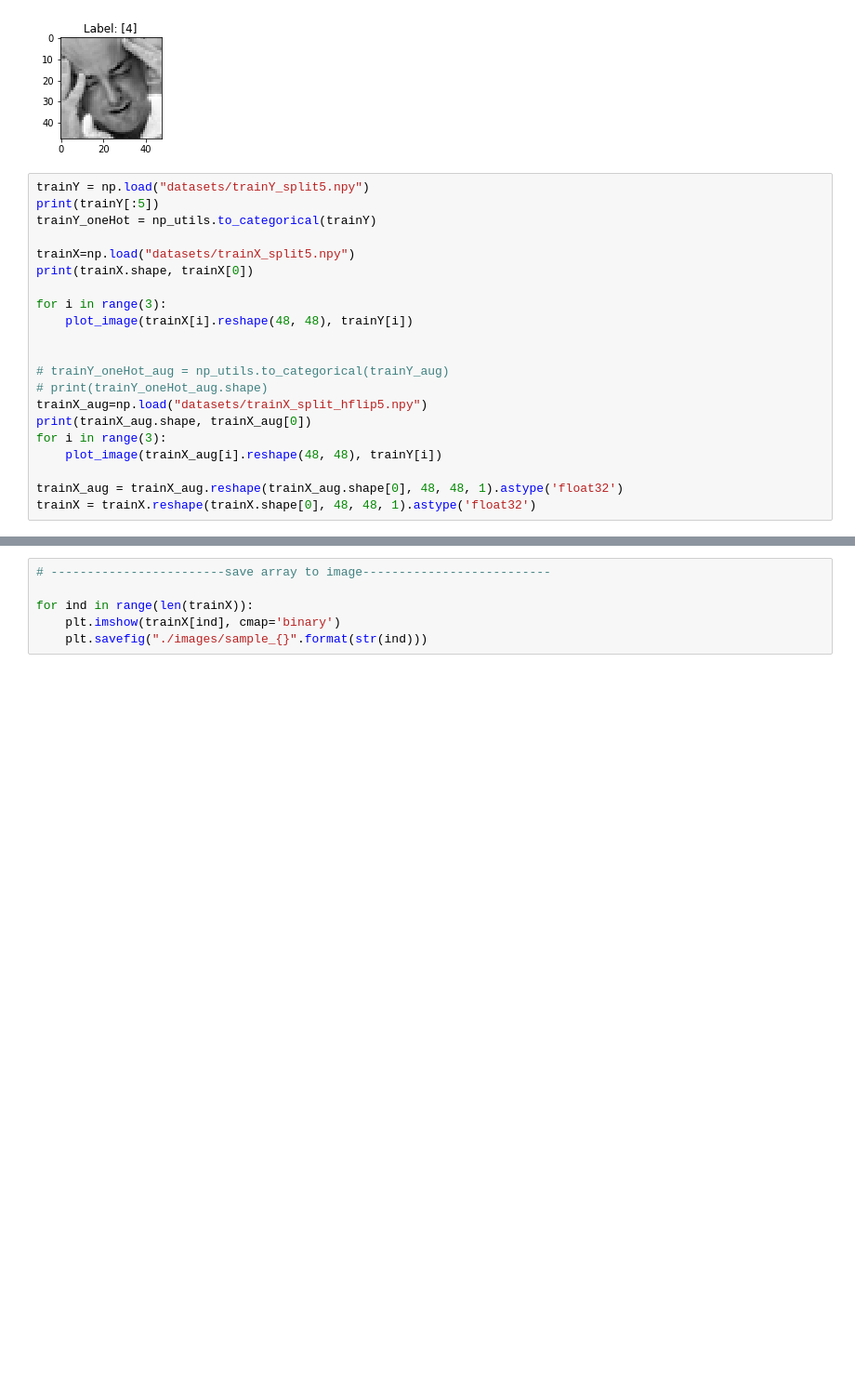
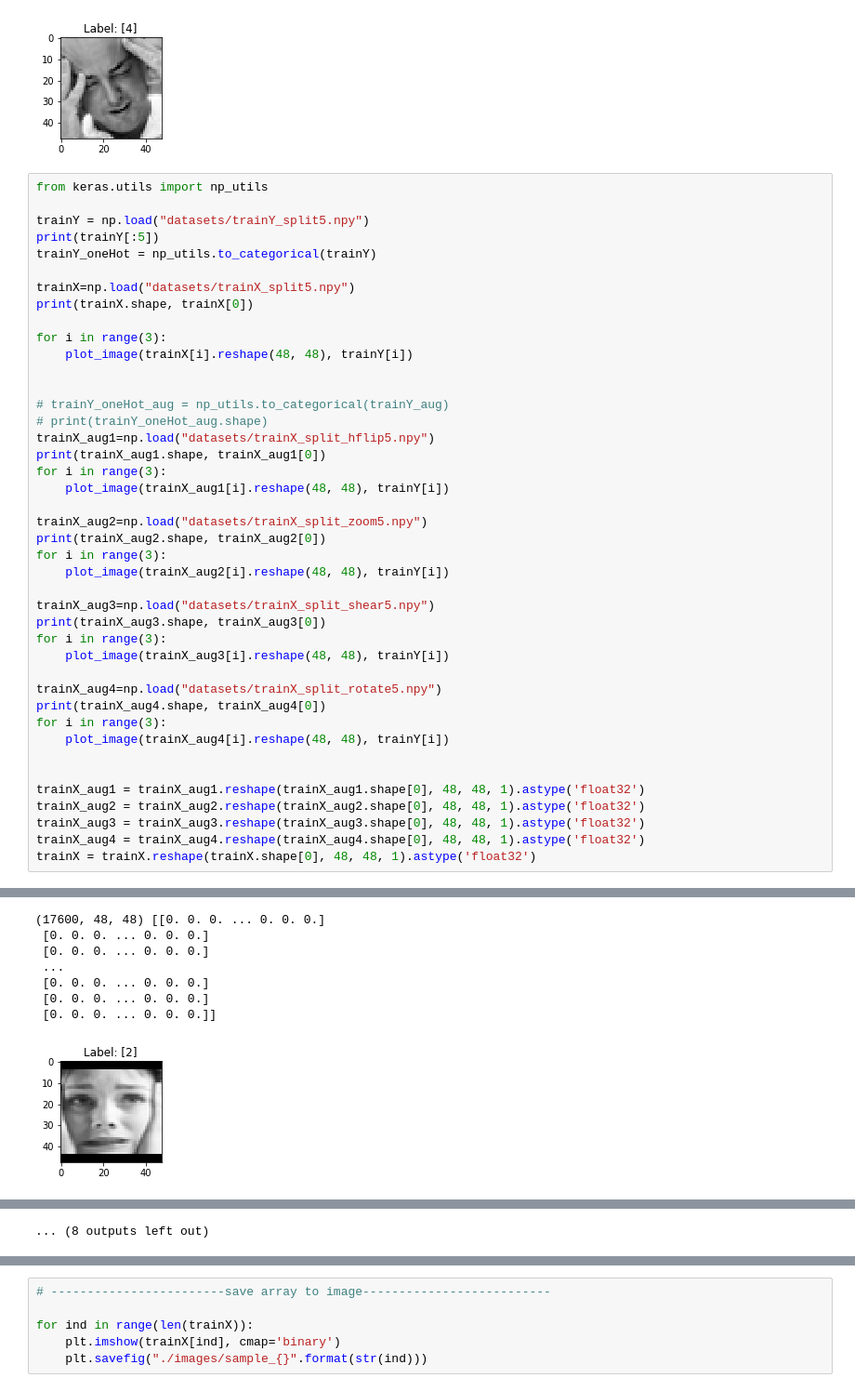
Before and after one commit to frankShih/face_classification_keras, a Jupyter notebook: expression_classification.ipynb, the cells around one changed output, grey strips where cells are left out. Shown at 93% size. Saved outputs shown, nothing was run; the diff lists cells and outputs as text; blank space fills up the shorter version.

```diff
--- a/expression_classification.ipynb
+++ b/expression_classification.ipynb
@@ -239,6 +249,8 @@ for i in range(5):
 [figure]
 [figure]
 # %%
+from keras.utils import np_utils
+
 trainY = np.load("datasets/trainY_split5.npy")
 print(trainY[:5])
 trainY_oneHot = np_utils.to_categorical(trainY)
@@ -252,36 +264,63 @@ for i in range(3):
 
 # trainY_oneHot_aug = np_utils.to_categorical(trainY_aug)
 # print(trainY_oneHot_aug.shape)
-trainX_aug=np.load("datasets/trainX_split_hflip5.npy")
-print(trainX_aug.shape, trainX_aug[0])
+trainX_aug1=np.load("datasets/trainX_split_hflip5.npy")
+print(trainX_aug1.shape, trainX_aug1[0])
 for i in range(3):
-    plot_image(trainX_aug[i].reshape(48, 48), trainY[i])
+    plot_image(trainX_aug1[i].reshape(48, 48), trainY[i])
 
-trainX_aug = trainX_aug.reshape(trainX_aug.shape[0], 48, 48, 1).astype('float32')
+trainX_aug2=np.load("datasets/trainX_split_zoom5.npy")
+print(trainX_aug2.shape, trainX_aug2[0])
+for i in range(3):
+    plot_image(trainX_aug2[i].reshape(48, 48), trainY[i])
+
+trainX_aug3=np.load("datasets/trainX_split_shear5.npy")
+print(trainX_aug3.shape, trainX_aug3[0])
+for i in range(3):
+    plot_image(trainX_aug3[i].reshape(48, 48), trainY[i])
+
+trainX_aug4=np.load("datasets/trainX_split_rotate5.npy")
+print(trainX_aug4.shape, trainX_aug4[0])
+for i in range(3):
+    plot_image(trainX_aug4[i].reshape(48, 48), trainY[i])
+
+
+trainX_aug1 = trainX_aug1.reshape(trainX_aug1.shape[0], 48, 48, 1).astype('float32')
+trainX_aug2 = trainX_aug2.reshape(trainX_aug2.shape[0], 48, 48, 1).astype('float32')
+trainX_aug3 = trainX_aug3.reshape(trainX_aug3.shape[0], 48, 48, 1).astype('float32')
+trainX_aug4 = trainX_aug4.reshape(trainX_aug4.shape[0], 48, 48, 1).astype('float32')
 trainX = trainX.reshape(trainX.shape[0], 48, 48, 1).astype('float32')
 # %% [output]
 [[2]
  [3]
  [3]
  [6]
  [4]]
 (17600, 48, 48) [[0.07058824 0.10980392 0.14509804 ... 0.32941176 0.29803922 0.20392157]
  [0.08627451 0.10980392 0.15294118 ... 0.18823529 0.30196078 0.35294118]
  [0.09803922 0.08235294 0.21568627 ... 0.17254902 0.30196078 0.52156863]
  ...
  [0.6        0.58431373 0.6        ... 0.88627451 0.90196078 0.89803922]
  [0.59215686 0.58431373 0.59607843 ... 0.88627451 0.90196078 0.89803922]
  [0.58431373 0.57647059 0.57647059 ... 0.89019608 0.90196078 0.89411765]]
 [figure]
 [figure]
 [figure]
 (17600, 48, 48) [[0.20392157 0.29803923 0.32941177 ... 0.14509805 0.10980392 0.07058824]
  [0.3529412  0.3019608  0.1882353  ... 0.15294118 0.10980392 0.08627451]
  [0.52156866 0.3019608  0.17254902 ... 0.21568628 0.08235294 0.09803922]
  ...
  [0.8980392  0.9019608  0.8862745  ... 0.6        0.58431375 0.6       ]
  [0.8980392  0.9019608  0.8862745  ... 0.59607846 0.58431375 0.5921569 ]
  [0.89411765 0.9019608  0.8901961  ... 0.5764706  0.5764706  0.58431375]]
 [figure]
 [figure]
 [figure]
+(17600, 48, 48) [[0. 0. 0. ... 0. 0. 0.]
+ [0. 0. 0. ... 0. 0. 0.]
+ [0. 0. 0. ... 0. 0. 0.]
+ ...
+ [0. 0. 0. ... 0. 0. 0.]
+ [0. 0. 0. ... 0. 0. 0.]
+ [0. 0. 0. ... 0. 0. 0.]]
+[figure, added]
@@ -288,3 +329,4 @@ trainX = trainX.reshape(trainX.shape[0], 48, 48, 1).astype('float32')
+... (8 outputs left out)
 # %%
 # ------------------------ plotting function --------------------------
 
```
Also changed, not shown: parts of 12 cells of this notebook, 6 other files.
